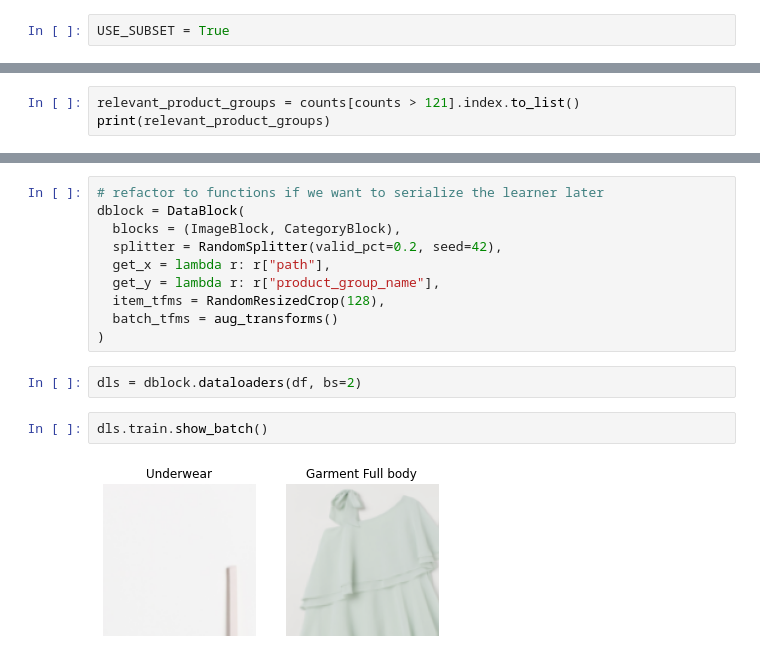
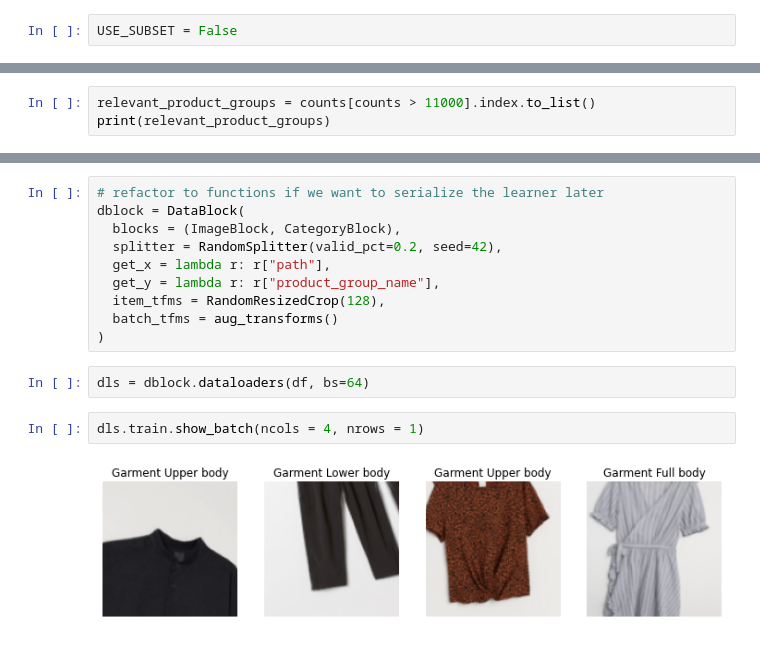
Before and after one commit to flostracke/kaggle_hm, a Jupyter notebook: starter.ipynb, the cells around one changed output, grey strips where cells are left out. Drawn from its saved outputs; the diff is of its cells as text.

```diff
--- a/starter.ipynb
+++ b/starter.ipynb
@@ -1,7 +1,7 @@
 # %% [markdown]
 # Prepare data
 # %%
-USE_SUBSET = True
+USE_SUBSET = False
 # %%
 import pandas as pd
 import glob
@@ -54,6 +54,6 @@ Interior textile             3
 Fun                          2
 Name: product_group_name, dtype: int64
 # %%
-relevant_product_groups = counts[counts > 121].index.to_list()
+relevant_product_groups = counts[counts > 11000].index.to_list()
 print(relevant_product_groups)
 # %% [output]
@@ -88,11 +88,11 @@ dblock = DataBlock(
   batch_tfms = aug_transforms()
 )
 # %%
-dls = dblock.dataloaders(df, bs=2)
+dls = dblock.dataloaders(df, bs=64)
 # %%
-dls.train.show_batch()
+dls.train.show_batch(ncols = 4, nrows = 1)
 # %% [output]
-[figure, old version]
+[figure, new version]
 # %%
 learn = vision_learner(dls, resnet18, metrics=error_rate)
 learn.fine_tune(4)
```
Also changed, not shown: parts of 4 cells of this notebook.
